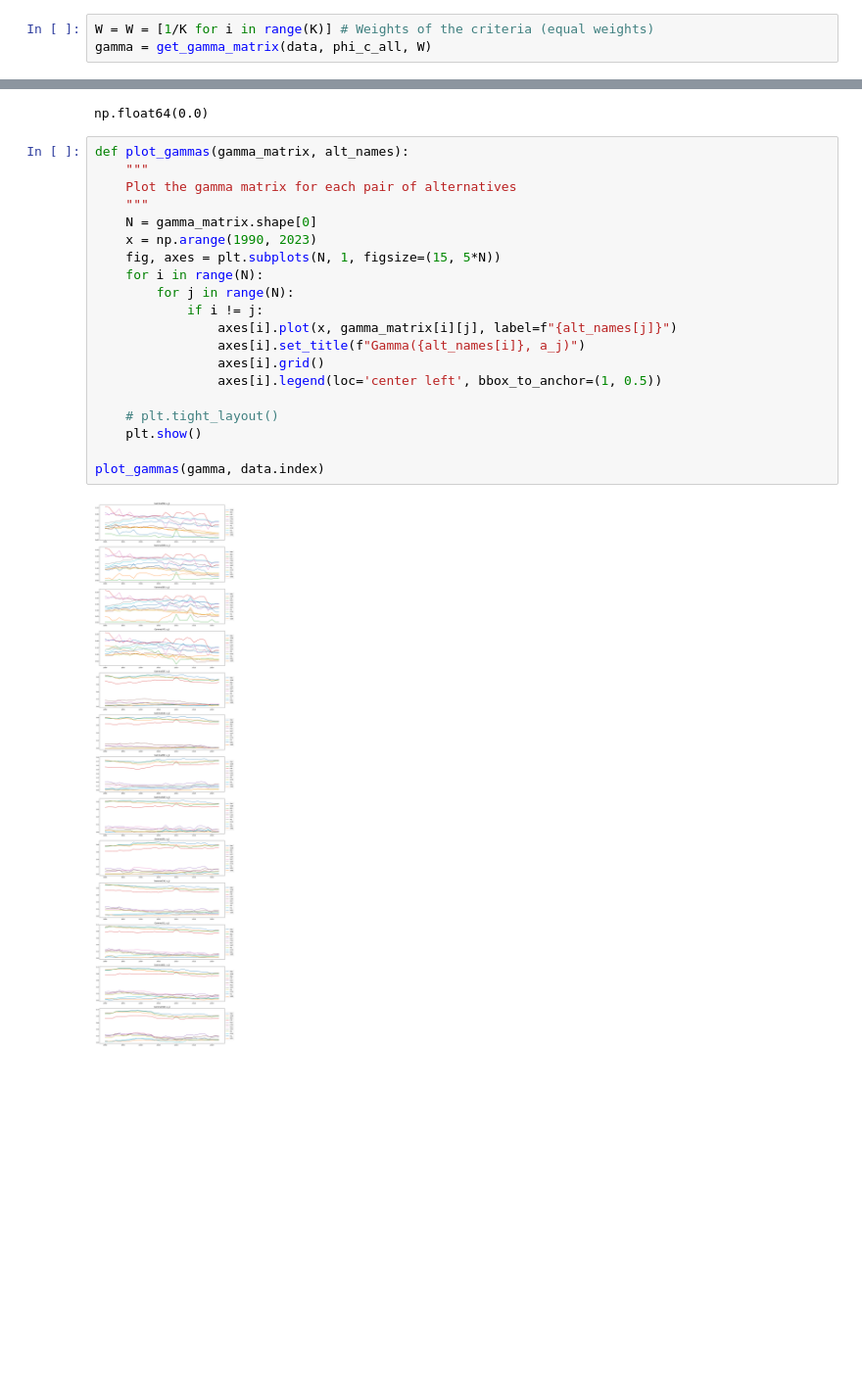
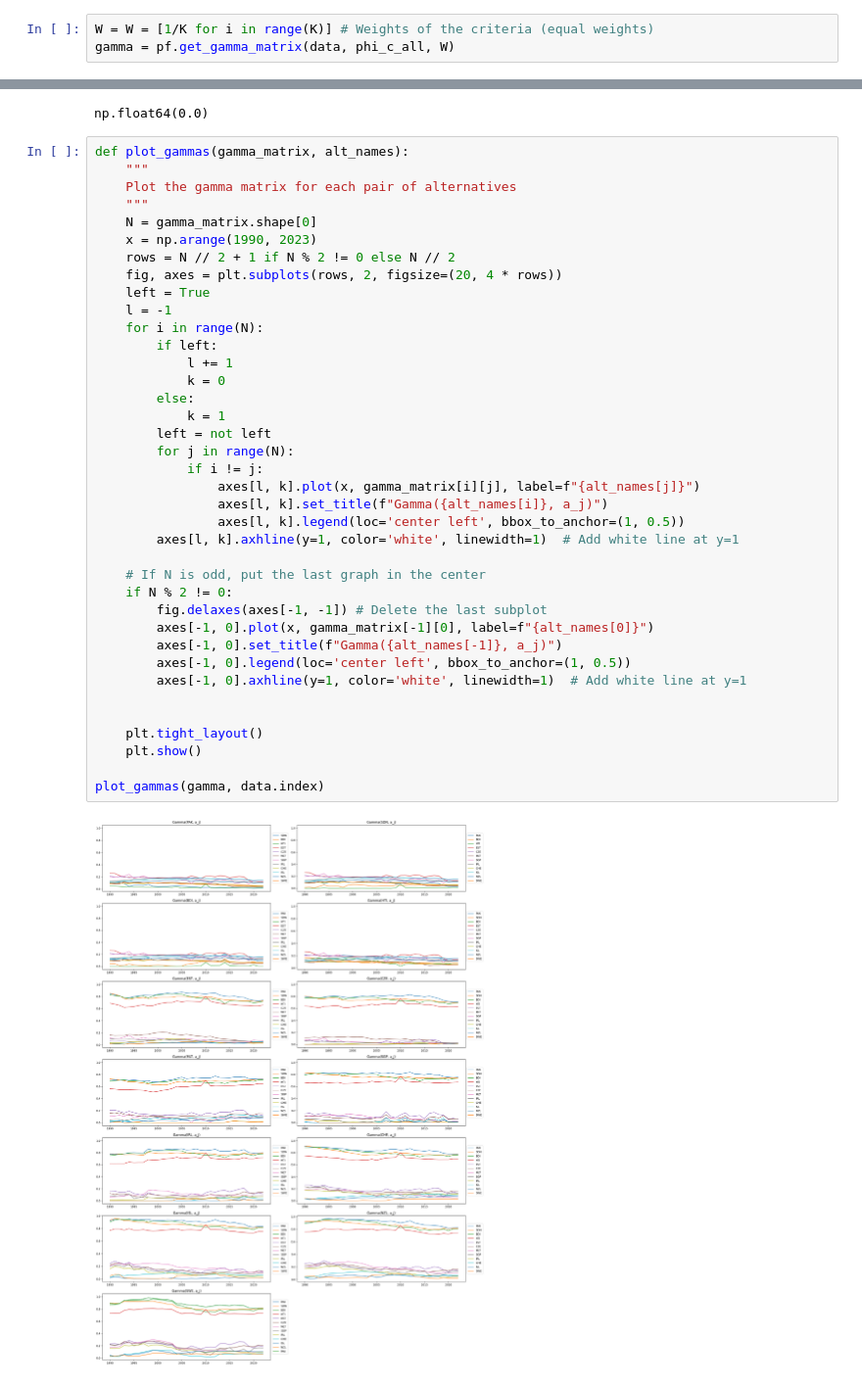
Before and after one commit to R4phou/ulb-master-thesis, a Jupyter notebook: code/src/report_graph.ipynb, the cells around one changed output, grey strips where cells are left out. Shown at 98% size. Saved outputs shown, nothing was run; the diff lists cells and outputs as text; blank space fills up the shorter version.

```diff
--- a/code/src/report_graph.ipynb
+++ b/code/src/report_graph.ipynb
@@ -176,6 +128,6 @@ def get_gamma_matrix(data, PHI_c_all, W):
 # %%
 W = W = [1/K for i in range(K)] # Weights of the criteria (equal weights)
-gamma = get_gamma_matrix(data, phi_c_all, W)
+gamma = pf.get_gamma_matrix(data, phi_c_all, W)
 # %%
 gamma.min()
 # %% [output]
@@ -183,22 +135,40 @@ np.float64(0.0)
 # %%
 def plot_gammas(gamma_matrix, alt_names):
     """
     Plot the gamma matrix for each pair of alternatives
     """
     N = gamma_matrix.shape[0]
     x = np.arange(1990, 2023)
-    fig, axes = plt.subplots(N, 1, figsize=(15, 5*N))
+    rows = N // 2 + 1 if N % 2 != 0 else N // 2
+    fig, axes = plt.subplots(rows, 2, figsize=(20, 4 * rows))
+    left = True
+    l = -1
     for i in range(N):
+        if left:
+            l += 1
+            k = 0
+        else:
+            k = 1
+        left = not left
         for j in range(N):
             if i != j:
-                axes[i].plot(x, gamma_matrix[i][j], label=f"{alt_names[j]}")
-                axes[i].set_title(f"Gamma({alt_names[i]}, a_j)")
-                axes[i].grid()
-                axes[i].legend(loc='center left', bbox_to_anchor=(1, 0.5))
+                axes[l, k].plot(x, gamma_matrix[i][j], label=f"{alt_names[j]}")
+                axes[l, k].set_title(f"Gamma({alt_names[i]}, a_j)")
+                axes[l, k].legend(loc='center left', bbox_to_anchor=(1, 0.5))
+        axes[l, k].axhline(y=1, color='white', linewidth=1)  # Add white line at y=1
 
-    # plt.tight_layout()
+    # If N is odd, put the last graph in the center
+    if N % 2 != 0:
+        fig.delaxes(axes[-1, -1]) # Delete the last subplot
+        axes[-1, 0].plot(x, gamma_matrix[-1][0], label=f"{alt_names[0]}")
+        axes[-1, 0].set_title(f"Gamma({alt_names[-1]}, a_j)")
+        axes[-1, 0].legend(loc='center left', bbox_to_anchor=(1, 0.5))
+        axes[-1, 0].axhline(y=1, color='white', linewidth=1)  # Add white line at y=1
+
+
+    plt.tight_layout()
     plt.show()
 
 plot_gammas(gamma, data.index)
 # %% [output]
-[figure, old version]
+[figure, new version]
```
Also changed, not shown: parts of 1 cell of this notebook, 4 other files.
